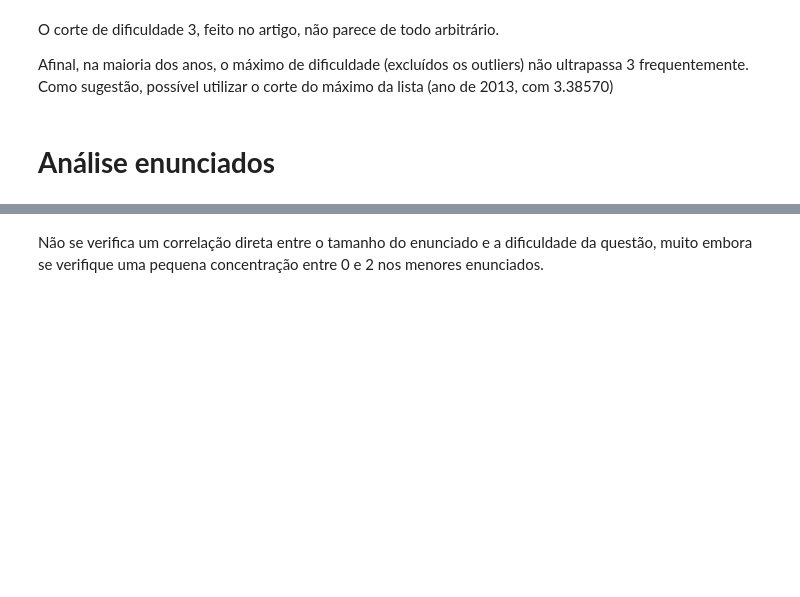
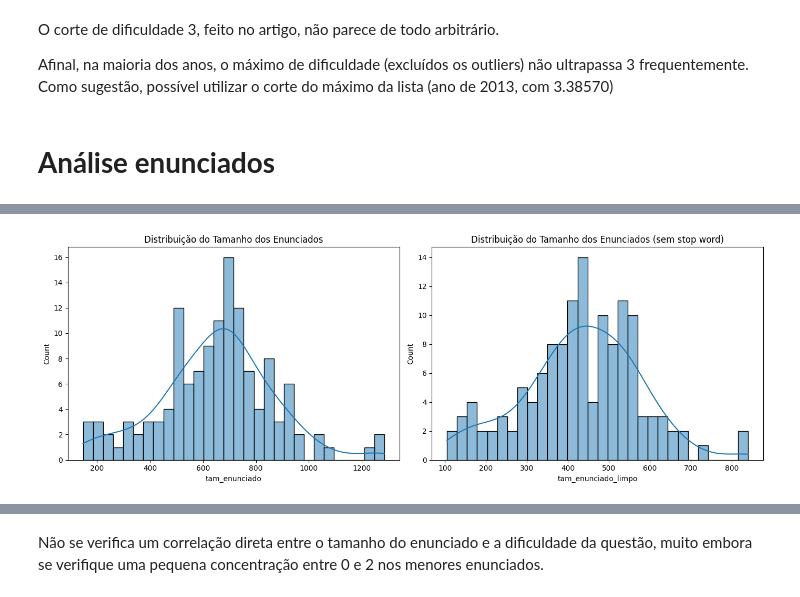
Before and after one commit to ciziks/enem-embbedings-social-questions, a Jupyter notebook: notebooks/5. Exploratory_Analysis.ipynb, the cells around one changed output, grey strips where cells are left out. Drawn from its saved outputs; the diff is of its cells as text; code cells hidden in the pictures; blank space fills up the shorter version.

```diff
--- a/notebooks/5. Exploratory_Analysis.ipynb
+++ b/notebooks/5. Exploratory_Analysis.ipynb
@@ -70,3 +121,36 @@ O corte de dificuldade 3, feito no artigo, não parece de todo arbitrário.
 Afinal, na maioria dos anos, o máximo de dificuldade (excluídos os outliers) não ultrapassa 3 frequentemente. Como sugestão, possível utilizar o corte do máximo da lista (ano de 2013, com 3.38570)
 # %% [markdown]
 # **Análise enunciados**
+# %%
+# Download stopwords (palavras de parada)
+import re
+import nltk
+from nltk.corpus import stopwords
+
+nltk.download('stopwords')
+stop_words = set(stopwords.words('portuguese'))
+
+def clean_text(text):
+    """Processando texto de acordo com o Protocolo Primi (2021), citado no artigo"""
+    if not isinstance(text, str):  # Garantir que texto é string
+        return ""
+
+    words = re.findall(r'\b[a-zA-Zà-úÀ-ÚüÜ]+\b', text.lower())  # 1. Dividir item em palavras
+    words = [word for word in words if word not in stop_words]  # 2. Remover stopwords
+    return " ".join(sorted(set(words)))  # 3. Remover palavras duplicadas
+
+def clean_alternatives(alt_text):
+    """Processa as alternativas mantendo as letras (A:, B:, etc.) e limpando o conteúdo."""
+    if not isinstance(alt_text, str):
+        return ""
+
+    alternatives = re.split(r'(?=[A-E]: )', alt_text)  # Divide mantendo os identificadores
+    cleaned_alts = []
+
+    for alt in alternatives:
+        if ": " in alt:
+            key, value = alt.split(": ", 1)  # Separa a letra da alternativa do conteúdo
+            cleaned_value = clean_text(value)  # Aplica limpeza somente no conteúdo
+            cleaned_alts.append(f"{key}: {cleaned_value}")  # Mantém o formato original
+
+    return "; ".join(cleaned_alts)  # Junta novamente as alternativas
@@ -73,16 +161,21 @@ Afinal, na maioria dos anos, o máximo de dificuldade (excluídos os outliers) n
+# %%
+df["enunciado_limpo"] = df["QUESTOES"].apply(clean_text)
+df["alternativas_limpo"] = df["ALTERNATIVAS"].apply(clean_alternatives)
 # %%
 fig, axes = plt.subplots(1, 2, figsize=(14, 5))
-df['tam_enunciado'] = df['enunciado'].str.len()
+df['tam_enunciado'] = df['QUESTOES'].str.len()
 df['tam_enunciado_limpo'] = df['enunciado_limpo'].str.len()
 
 sns.histplot(df['tam_enunciado'], bins=30, kde=True, ax=axes[0])
 axes[0].set_title('Distribuição do Tamanho dos Enunciados')
 
 sns.histplot(df['tam_enunciado_limpo'], bins=30, kde=True, ax=axes[1])
 axes[1].set_title('Distribuição do Tamanho dos Enunciados (sem stop word)')
 
 plt.tight_layout()
 plt.show()
+# %% [output]
+[figure, added]
 # %%
 fig, axes = plt.subplots(1, 2, figsize=(14, 5))
 sns.scatterplot(x='tam_enunciado', y='dificuldade', data=df, ax=axes[0])
```
Also changed, not shown: parts of 18 cells of this notebook.
